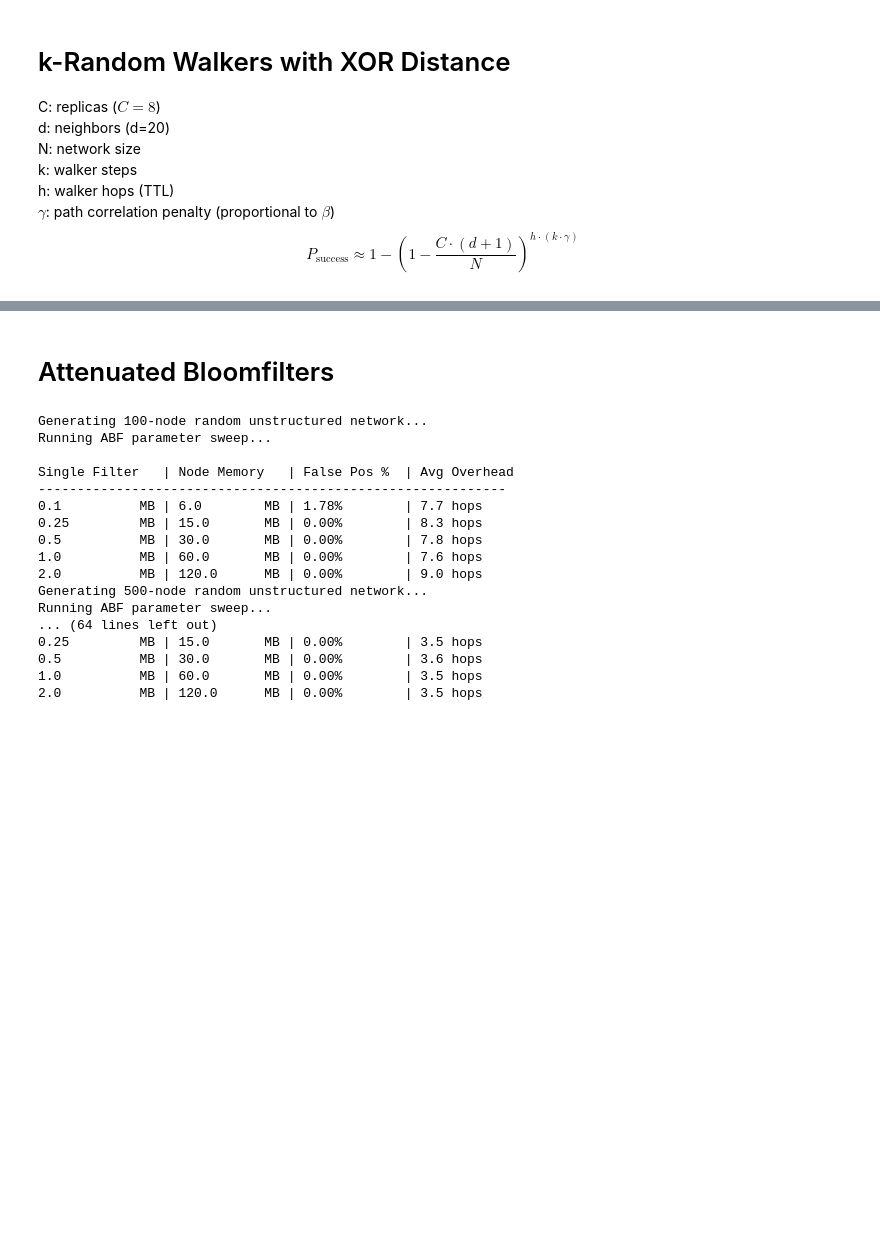
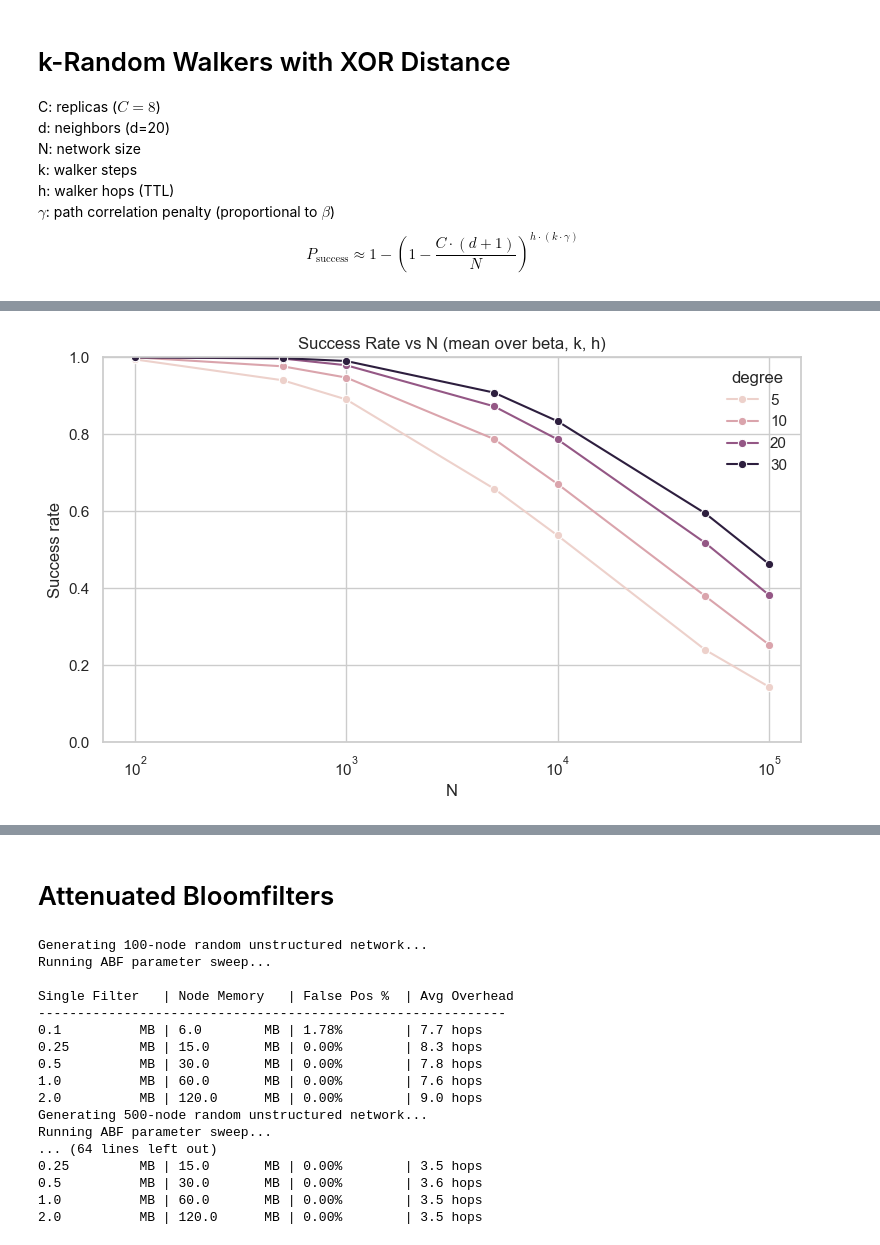
Before and after one commit to nicktagliamonte/fall25_independentStudy, a Jupyter notebook: scripts/random_walk/randomWalk.ipynb, the cells around one changed output, grey strips where cells are left out. Cells and saved outputs as stored; diff of their text form; code cells hidden in the pictures; blank space fills up the shorter version.

```diff
--- a/scripts/random_walk/randomWalk.ipynb
+++ b/scripts/random_walk/randomWalk.ipynb
@@ -187,0 +227,92 @@ inf   | 50   | 500     | 22%           | 22685.2       | 290.5
+# %%
+import numpy as np
+import pandas as pd
+import seaborn as sns
+import matplotlib.pyplot as plt
+
+sns.set_theme(style="whitegrid")
+
+# ---- copy + clean ----
+df = results.copy()
+for c in ["N", "degree", "k", "h", "success_rate", "avg_overhead", "avg_latency"]:
+    df[c] = pd.to_numeric(df[c], errors="coerce")
+
+# beta for plotting (keep both numeric + label)
+df["beta_num"] = df["beta"].replace(np.inf, np.nan)
+df["beta_label"] = df["beta"].astype(str).replace({"inf": "∞"})
+
+# optional: force sorted category order
+beta_order = sorted([b for b in df["beta_label"].unique() if b != "∞"], key=float) + (["∞"] if "∞" in df["beta_label"].unique() else [])
+df["beta_label"] = pd.Categorical(df["beta_label"], categories=beta_order, ordered=True)
+
+# ----------------------------
+# 1) Success rate vs N, colored by degree (averaged over beta,k,h)
+# ----------------------------
+agg_nd = (
+    df.groupby(["N", "degree"], as_index=False)["success_rate"]
+      .max()
+      .sort_values(["degree", "N"])
+)
+
+plt.figure(figsize=(9,5))
+sns.lineplot(data=agg_nd, x="N", y="success_rate", hue="degree", marker="o")
+plt.xscale("log")
+plt.ylim(0, 1)
+plt.title("Success Rate vs N (mean over beta, k, h)")
+plt.ylabel("Success rate")
+plt.show()
+
+# ----------------------------
+# 2) Heatmap: N x degree -> mean success rate
+# ----------------------------
+pivot_nd = agg_nd.pivot(index="degree", columns="N", values="success_rate")
+plt.figure(figsize=(10,4))
+sns.heatmap(pivot_nd, annot=True, fmt=".2f", cmap="viridis", vmin=0, vmax=1)
+plt.title("Mean Success Rate Heatmap (degree x N)")
+plt.xlabel("N")
+plt.ylabel("degree")
+plt.show()
+
+# ----------------------------
+# 3) Interaction with beta: one panel per beta
+# ----------------------------
+g = sns.relplot(
+    data=df,
+    x="N", y="success_rate",
+    hue="degree",
+    col="beta_label",
+    kind="line",
+    estimator="mean",
+    marker="o",
+    col_wrap=3,
+    height=3.2,
+    aspect=1.2
+)
+for ax in g.axes.flat:
+    ax.set_xscale("log")
+    ax.set_ylim(0, 1)
+g.fig.suptitle("Success vs N by beta (mean over k,h)", y=1.02)
+plt.show()
+
+# ----------------------------
+# 4) Interactions with k and h (choose one beta for clarity, e.g. beta=1.0 or ∞)
+# ----------------------------
+beta_view = "1.0" if "1.0" in df["beta_label"].astype(str).unique() else str(df["beta_label"].dropna().iloc[0])
+sub = df[df["beta_label"].astype(str) == beta_view]
+
+fig, axes = plt.subplots(1, 2, figsize=(12, 4))
+
+sns.lineplot(data=sub, x="N", y="success_rate", hue="k", style="degree", marker="o", estimator="mean", ax=axes[0])
+axes[0].set_xscale("log")
+axes[0].set_ylim(0, 1)
+axes[0].set_title(f"Success vs N | beta={beta_view} (vary k)")
+
+sns.lineplot(data=sub, x="N", y="success_rate", hue="h", style="degree", marker="o", estimator="mean", ax=axes[1])
+axes[1].set_xscale("log")
+axes[1].set_ylim(0, 1)
+axes[1].set_title(f"Success vs N | beta={beta_view} (vary h)")
+
+plt.tight_layout()
+plt.show()
+# %% [output]
+[figure, added]
```
Also changed, not shown: parts of 7 cells of this notebook.
